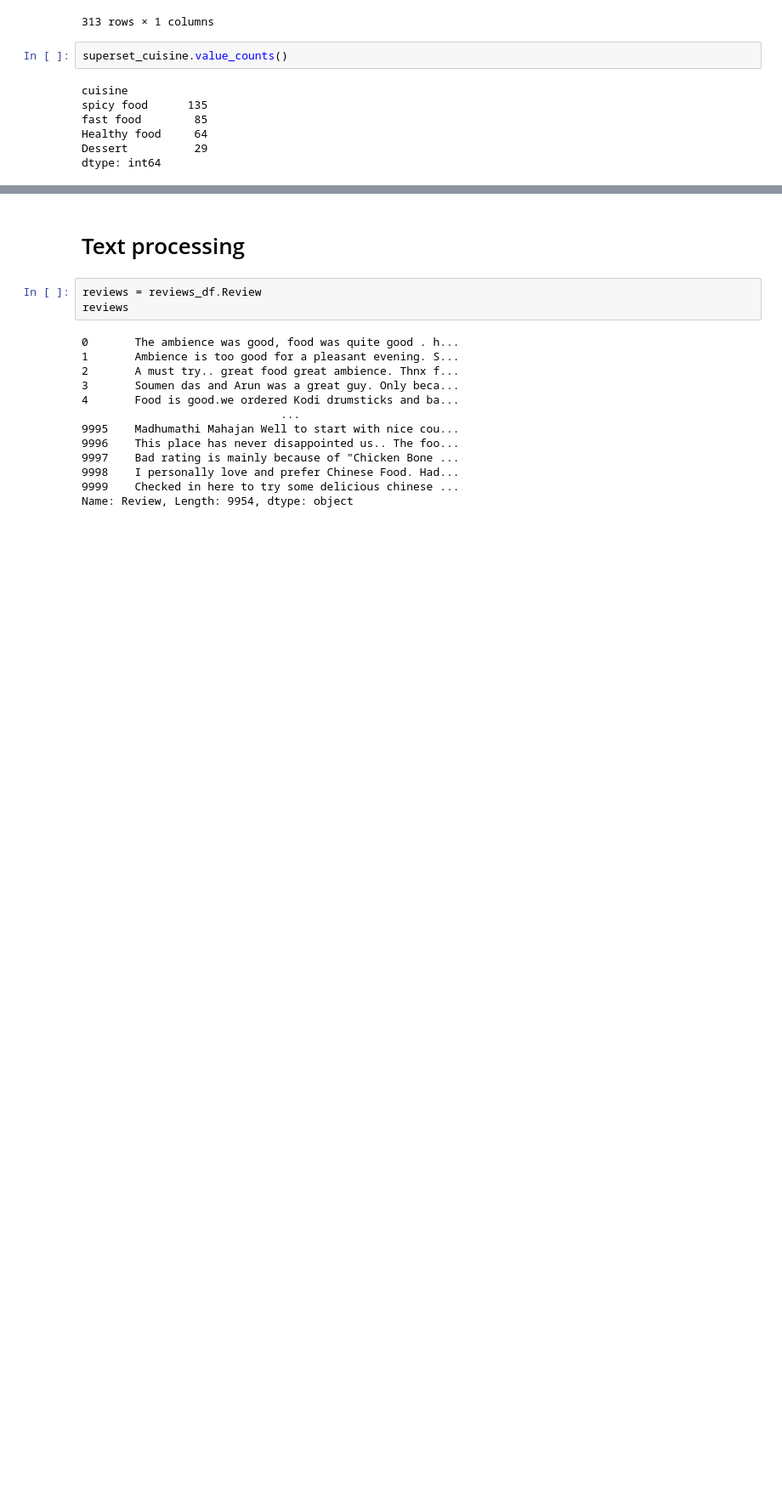
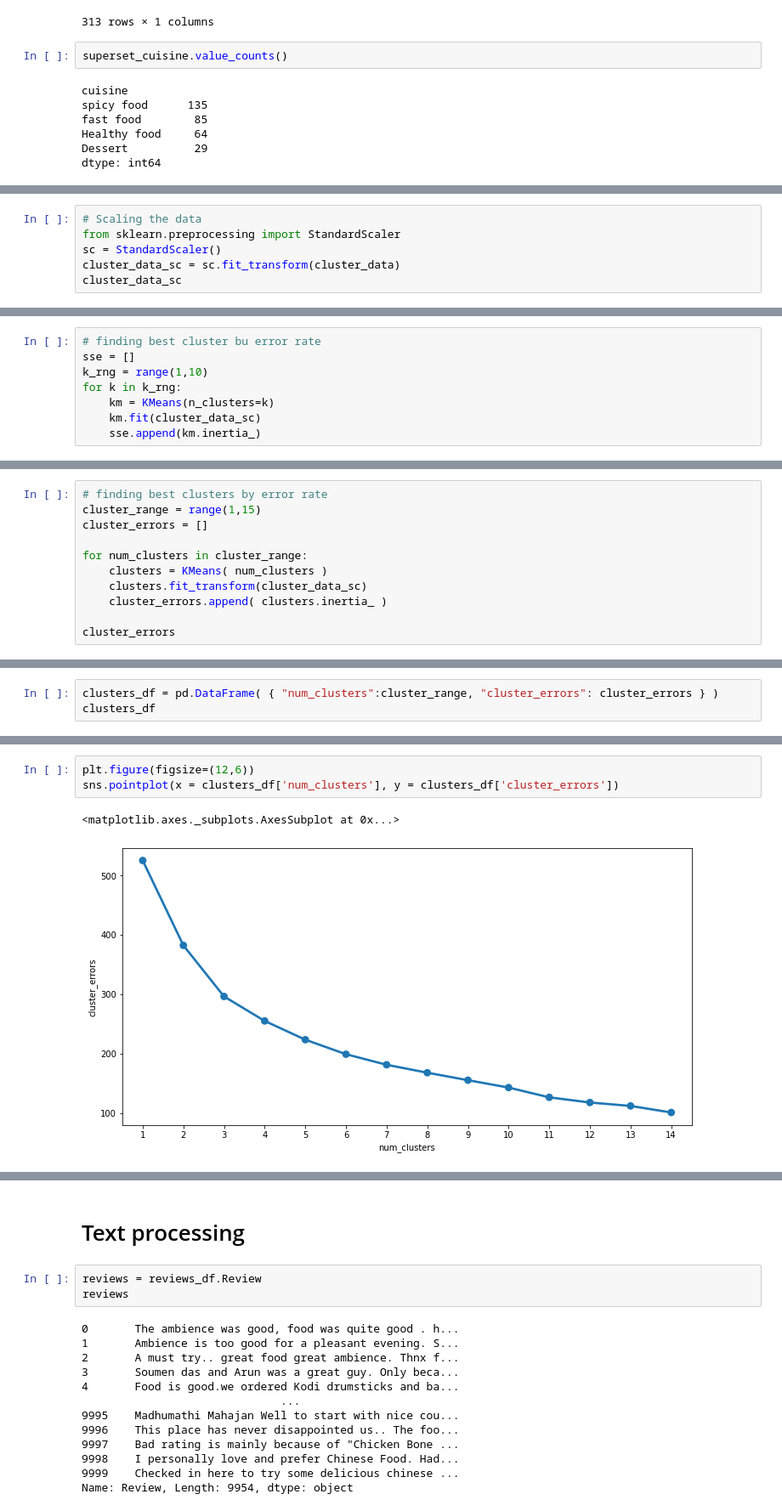
Before and after one commit to prabindebnath25/Zomato_Restaurant_Clustering_And_Sentiment_Analysis, a Jupyter notebook: Zomato_Restaurant_Clustering_and_Sentiment_Analysis.ipynb, the cells around one changed output, grey strips where cells are left out. Shown at 85% size. Cells and saved outputs as stored; diff of their text form; blank space fills up the shorter version.

```diff
--- a/Zomato_Restaurant_Clustering_and_Sentiment_Analysis.ipynb
+++ b/Zomato_Restaurant_Clustering_and_Sentiment_Analysis.ipynb
@@ -752,0 +810,6 @@ dataset.head()
+# %%
+# Scaling the data
+from sklearn.preprocessing import StandardScaler
+sc = StandardScaler()
+cluster_data_sc = sc.fit_transform(cluster_data)
+cluster_data_sc
@@ -752,0 +836,8 @@ dataset.head()
+# %%
+# finding best cluster bu error rate
+sse = []
+k_rng = range(1,10)
+for k in k_rng:
+    km = KMeans(n_clusters=k)
+    km.fit(cluster_data_sc)
+    sse.append(km.inertia_)
@@ -752,0 +856,11 @@ dataset.head()
+# %%
+# finding best clusters by error rate
+cluster_range = range(1,15)
+cluster_errors = []
+
+for num_clusters in cluster_range:
+    clusters = KMeans( num_clusters )
+    clusters.fit_transform(cluster_data_sc)
+    cluster_errors.append( clusters.inertia_ )
+
+cluster_errors
@@ -752,0 +882,3 @@ dataset.head()
+# %%
+clusters_df = pd.DataFrame( { "num_clusters":cluster_range, "cluster_errors": cluster_errors } )
+clusters_df
@@ -752,0 +901,6 @@ dataset.head()
+# %%
+plt.figure(figsize=(12,6))
+sns.pointplot(x = clusters_df['num_clusters'], y = clusters_df['cluster_errors'])
+# %% [output]
+<matplotlib.axes._subplots.AxesSubplot at 0x...>
+[figure, added]
```
Also changed, not shown: parts of 43 cells of this notebook.
